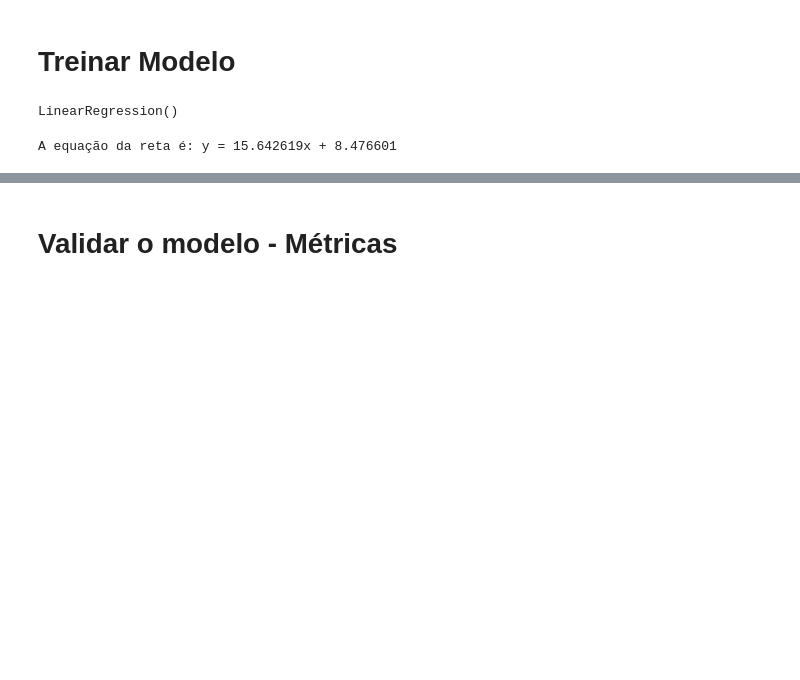
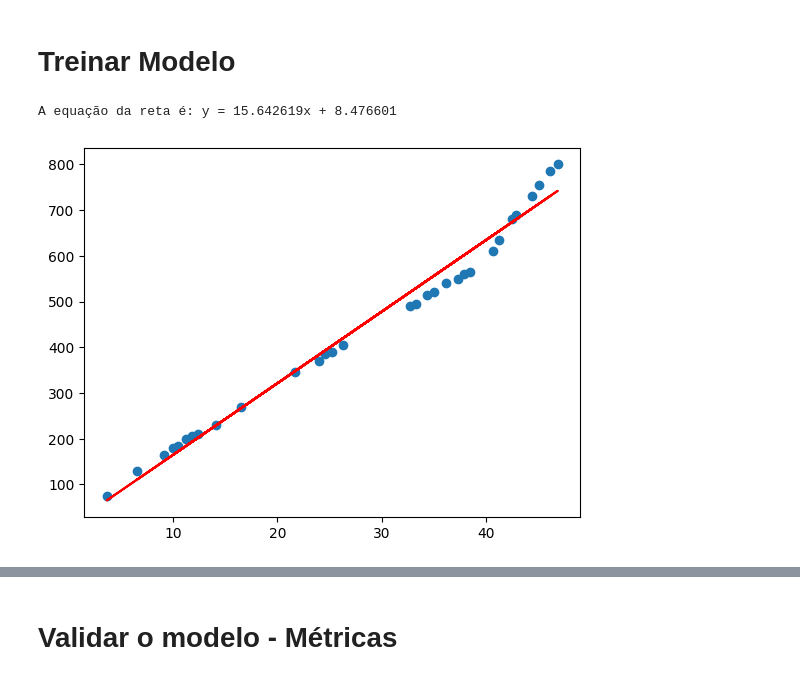
Before and after one commit to jakunzler/rocketseat-ia, a Jupyter notebook: regressao_linear_simples/modelo_pontuacao.ipynb, the cells around one changed output, grey strips where cells are left out. Drawn from its saved outputs; the diff is of its cells as text; code cells hidden in the pictures; blank space fills up the shorter version.

```diff
--- a/regressao_linear_simples/modelo_pontuacao.ipynb
+++ b/regressao_linear_simples/modelo_pontuacao.ipynb
@@ -132,11 +134,23 @@ modelo = LinearRegression()
 
 # Treinar o modelo
 modelo.fit(X_train, y_train)
+
+# Prever os valores
+y_pred = modelo.predict(X_test)
-# %% [output]
-LinearRegression()
 # %%
 # Imprimir a equação da reta
 # y = aX + b
 print("A equação da reta é: y = {:4f}x + {:4f}".format(modelo.coef_[0][0], modelo.intercept_[0]))
 # %% [output]
 A equação da reta é: y = 15.642619x + 8.476601
+# %%
+# Plotar a reta de regressão
+plt.scatter(X_test, y_test)
+plt.plot(X_test, y_pred, color='red')
+plt.show()
+# Análise de Resíduos
+# Calcular resíduos
+residuos = y_test - y_pred
+# Calcular os resíduos padronizados (standardization)
+# %% [output]
+[figure, added]
```
Also changed, not shown: parts of 7 cells of this notebook, 4 other files.
